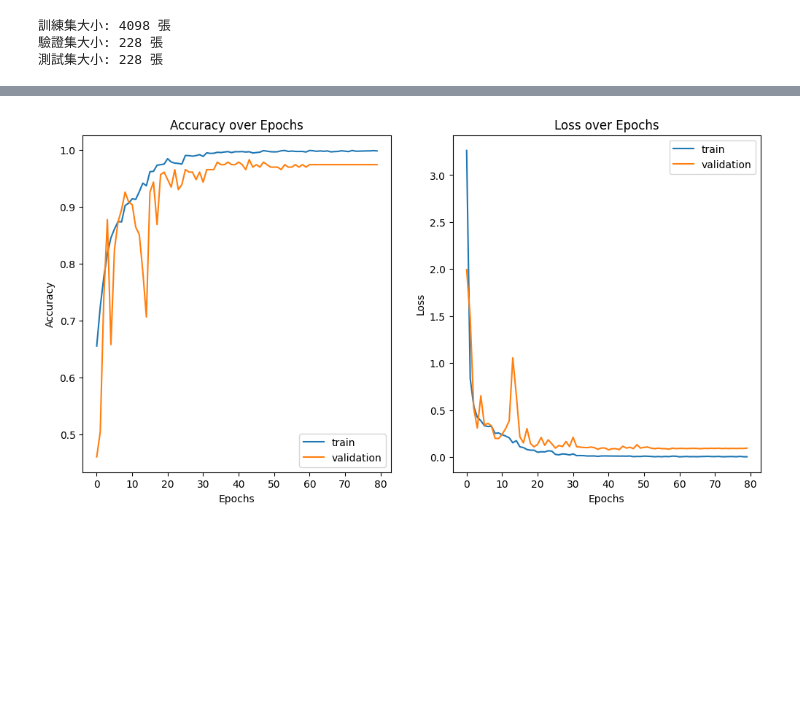
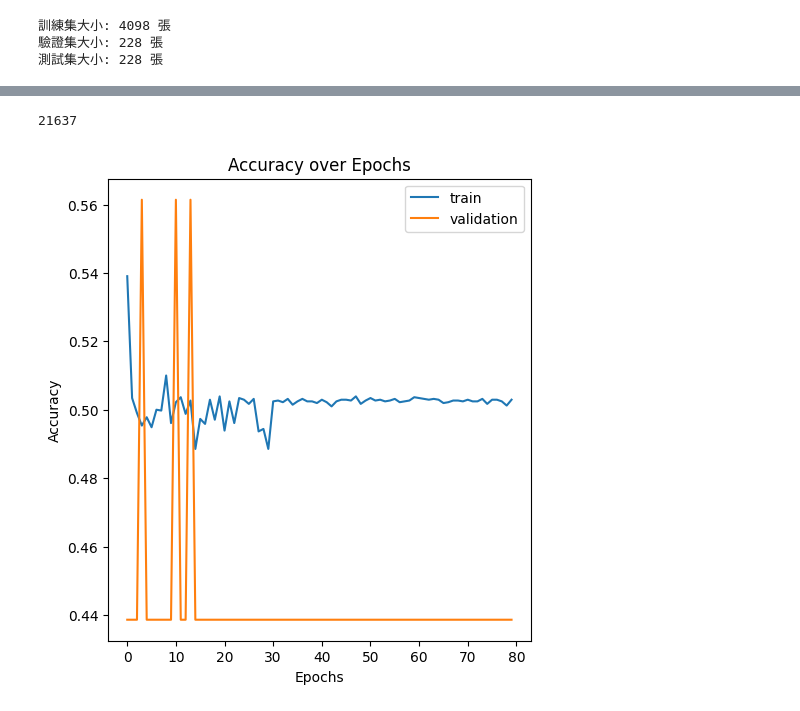
Before and after one commit to louisludev/cnn-animals, a Jupyter notebook: code/cnn2_model.ipynb, the cells around one changed output, grey strips where cells are left out. Saved outputs shown, nothing was run; the diff lists cells and outputs as text; code cells hidden in the pictures; blank space fills up the shorter version.

```diff
--- a/code/cnn2_model.ipynb
+++ b/code/cnn2_model.ipynb
@@ -91,7 +95,7 @@ model.add(Dropout(0.5))
 model.add(Dense(2, activation='softmax', dtype='float32'))  # 保持輸出層為 float32
 # %%
 # 編譯模型
-model.compile(optimizer=tf.keras.optimizers.Adam(learning_rate=0.001),
+model.compile(optimizer=tf.keras.optimizers.Adam(learning_rate=0.01),
               loss='categorical_crossentropy',
               metrics=['accuracy'])
 # %%
@@ -126,7 +112,7 @@ train_history = model.fit(
     X_train, y_train,
     validation_data=(X_val, y_val),
     epochs=80,
-    batch_size=16,
+    batch_size=32,
     verbose=2,
     callbacks=[checkpoint, reduce_lr]
 )
@@ -152,21 +138,27 @@ Epoch 80/80
+# %%
+import tensorflow as tf
+from keras import backend as K
+
+# 清除 TensorFlow backend 記憶體
+K.clear_session()
+
+# 清圖
+from keras import backend as K
+K.clear_session()
+import gc
+gc.collect()
+# %% [output]
+21637
 # %%
 # 繪製準確率圖表
 plt.figure(figsize=(12, 6))
 plt.subplot(1, 2, 1)
 plt.plot(train_history.history['accuracy'], label='train')
 plt.plot(train_history.history['val_accuracy'], label='validation')
 plt.xlabel('Epochs')
 plt.ylabel('Accuracy')
 plt.title('Accuracy over Epochs')
 plt.legend()
-# 繪製損失率圖表
-plt.subplot(1, 2, 2)
-plt.plot(train_history.history['loss'], label='train')
-plt.plot(train_history.history['val_loss'], label='validation')
-plt.xlabel('Epochs')
-plt.ylabel('Loss')
-plt.title('Loss over Epochs')
-plt.legend()
 plt.show()
 # %% [output]
-[figure, old version]
+[figure, new version]
```
Also changed, not shown: parts of 9 cells of this notebook, 4 other files.
